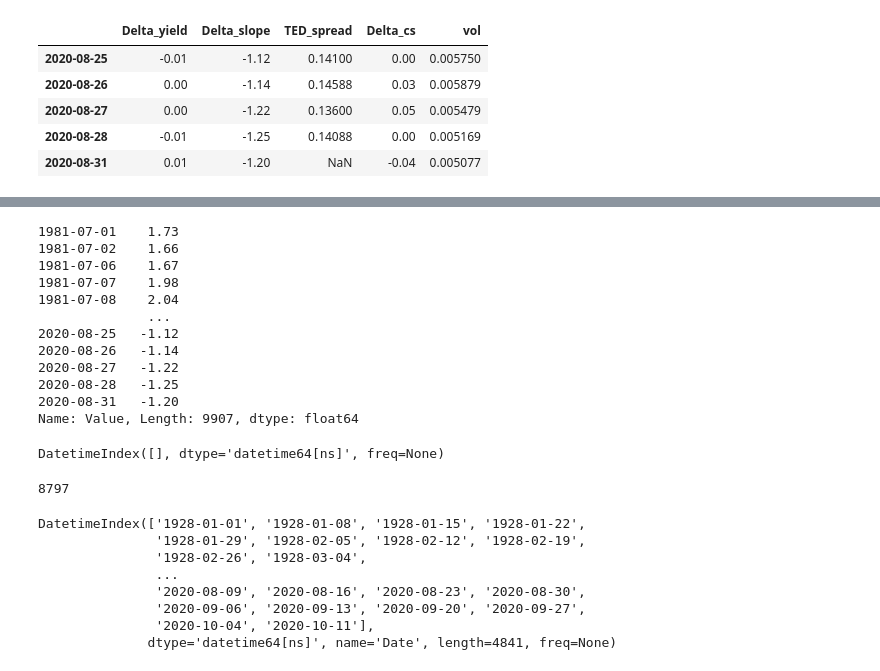
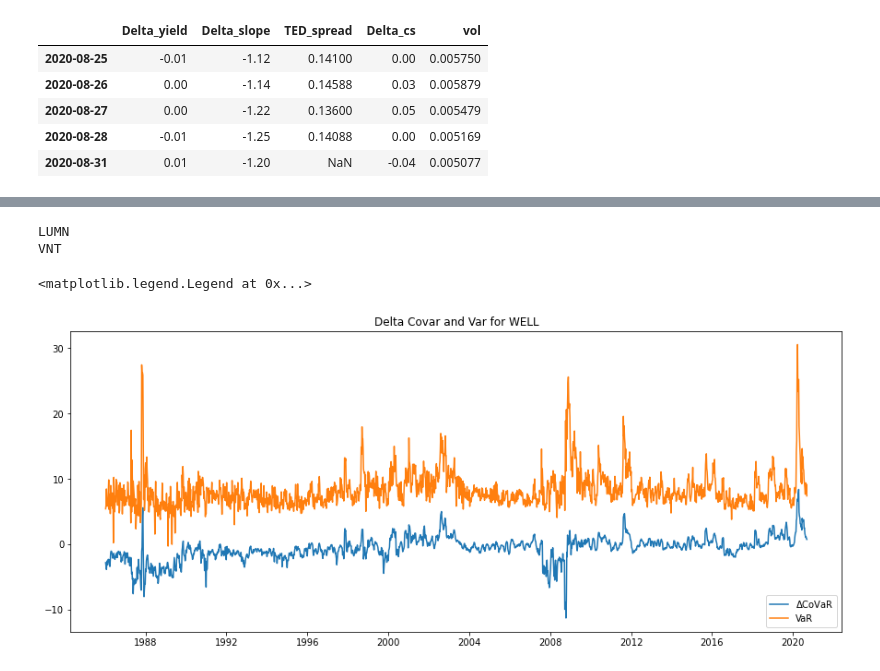
Before and after one commit to upathare1/CoVaR-Conditional-VaR-Project, a Jupyter notebook: Delta Covar.ipynb, the cells around one changed output, grey strips where cells are left out. Drawn from its saved outputs; the diff is of its cells as text; code cells hidden in the pictures.

```diff
--- a/Delta Covar.ipynb
+++ b/Delta Covar.ipynb
@@ -403,15 +381,0 @@ pd.concat([M,delta_slope],axis=1,join='inner')
-# %%
-delta_slope['Value']
-# %% [output]
-1981-07-01    1.73
-1981-07-02    1.66
-1981-07-06    1.67
-1981-07-07    1.98
-1981-07-08    2.04
-              ...
-2020-08-25   -1.12
-2020-08-26   -1.14
-2020-08-27   -1.22
-2020-08-28   -1.25
-2020-08-31   -1.20
-Name: Value, Length: 9907, dtype: float64
@@ -420,19 +381,0 @@ a = delta_yield.index.intersection(delta_slope.index)
-# %%
-a.intersection(vol.index)
-# %% [output]
-DatetimeIndex([], dtype='datetime64[ns]', freq=None)
-# %%
-len(a)
-# %% [output]
-8797
-# %%
-vol.index
-# %% [output]
-DatetimeIndex(['1928-01-01', '1928-01-08', '1928-01-15', '1928-01-22',
-               '1928-01-29', '1928-02-05', '1928-02-12', '1928-02-19',
-               '1928-02-26', '1928-03-04',
-               ...
-               '2020-08-09', '2020-08-16', '2020-08-23', '2020-08-30',
-               '2020-09-06', '2020-09-13', '2020-09-20', '2020-09-27',
-               '2020-10-04', '2020-10-11'],
-              dtype='datetime64[ns]', name='Date', length=4841, freq=None)
@@ -438,0 +402,23 @@ DatetimeIndex(['1928-01-01', '1928-01-08', '1928-01-15', '1928-01-22',
+# %%
+delta_covar_dict = {}
+roll_var_dict = {}
+q = 0.99
+
+for sym in stock_data.keys():
+
+    try:
+        delta_covar_dict[sym],roll_var_dict[sym] = state_reg(system_losses,stock_losses[sym],M,q)
+    except:
+        print(sym)
+# %% [output]
+LUMN
+VNT
+# %%
+fig,axs = plt.subplots(1,1,figsize = (15,6))
+axs.plot(delta_covar_dict['WELL'])
+axs.plot(roll_var_dict['WELL'])
+axs.set_title('Delta Covar and Var for WELL')
+axs.legend(['$\Delta$CoVaR','VaR'])
+# %% [output]
+<matplotlib.legend.Legend at 0x...>
+[figure, added]
```
Also changed, not shown: parts of 9 cells of this notebook.
